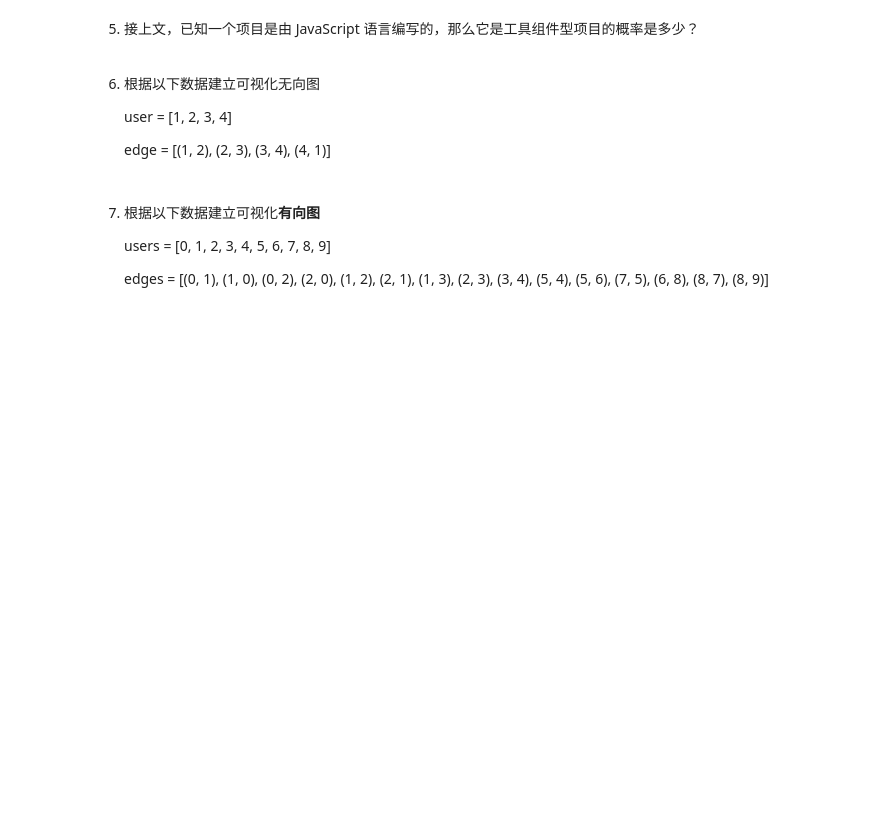
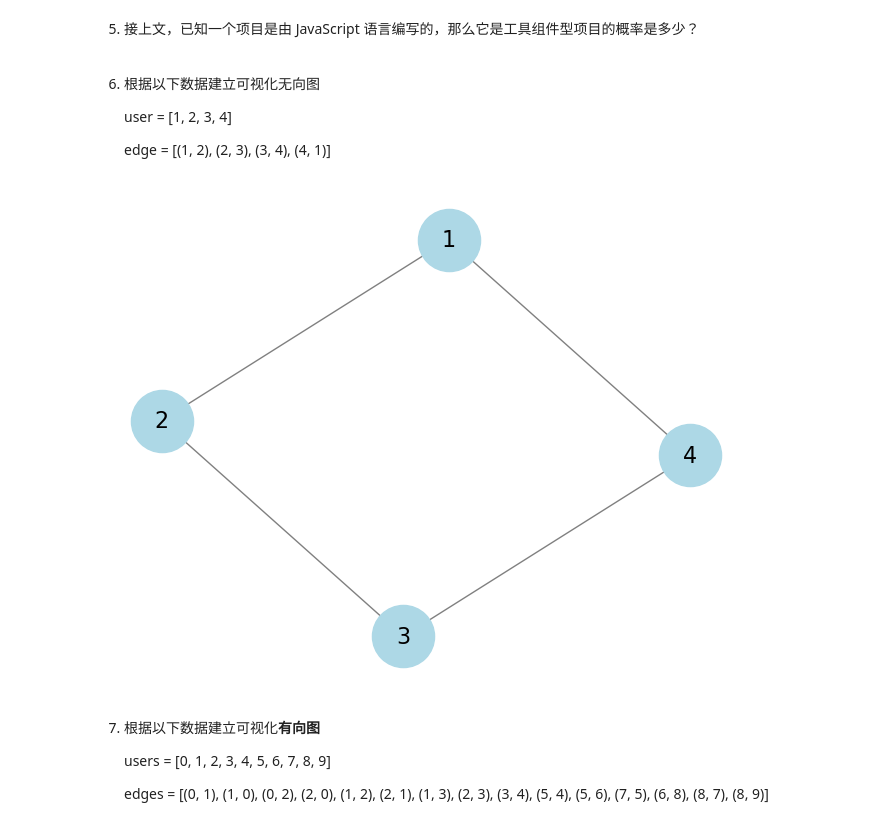
Before and after one commit to Jiu-956/Homework, a Jupyter notebook: src/Homework6.ipynb, the cells around one changed output. Saved outputs shown, nothing was run; the diff lists cells and outputs as text; code cells hidden in the pictures; blank space fills up the shorter version.

```diff
--- a/src/Homework6.ipynb
+++ b/src/Homework6.ipynb
@@ -37,6 +145,16 @@ FileNotFoundError: [Errno 2] No such file or directory: 'D:\\GIT1\\Homework\\src
     user = [1, 2, 3, 4]
 
     edge = [(1, 2), (2, 3), (3, 4), (4, 1)]
+# %%
+import networkx as nx
+import matplotlib.pyplot as plt
+G = nx.Graph()
+G.add_nodes_from([1, 2, 3, 4])
+G.add_edges_from([(1, 2), (2, 3), (3, 4), (4, 1)])
+nx.draw(G, with_labels=True, node_color='lightblue', edge_color='gray', node_size=2000, font_size=16)
+plt.show()
+# %% [output]
+[figure, added]
 # %% [markdown]
 7. 根据以下数据建立可视化**有向图**
 
```
Also changed, not shown: parts of 7 cells of this notebook.
